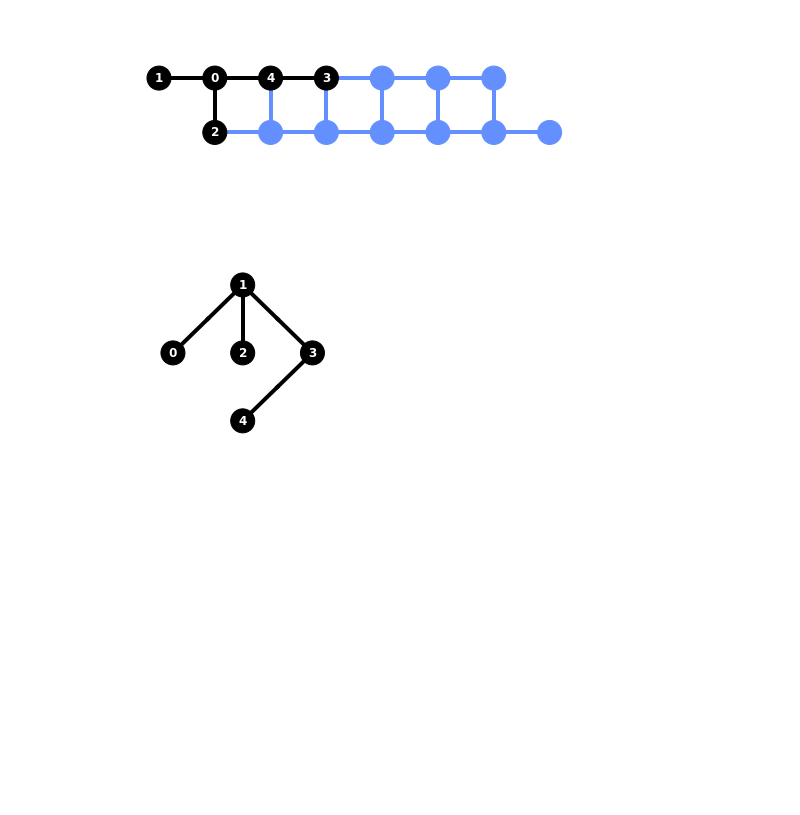
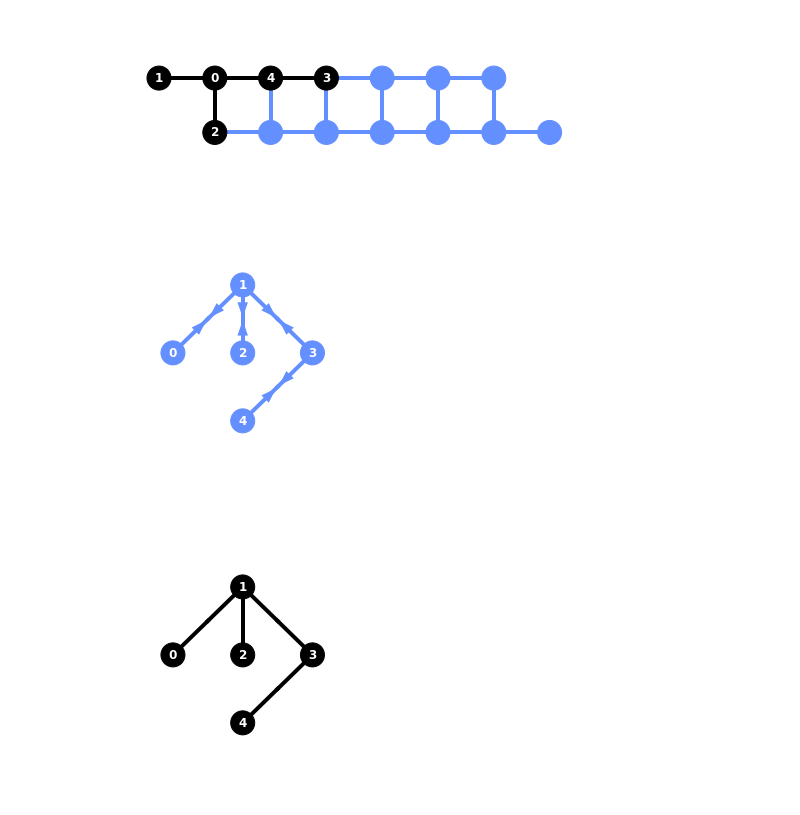
Before and after one commit to shashanka300/QC-practice, a Jupyter notebook: practice/transpiler_basicgates_decompose.ipynb, the cells around one changed output. Cells and saved outputs as stored; diff of their text form; code cells hidden in the pictures; blank space fills up the shorter version.

```diff
--- a/practice/transpiler_basicgates_decompose.ipynb
+++ b/practice/transpiler_basicgates_decompose.ipynb
@@ -91,6 +91,11 @@ new_circ=transpile(ghz,backend=backend,optimization_level=3)
 plot_circuit_layout(new_circ,backend)
 # %% [output]
 [figure]
+# %%
+backend = provider.get_backend('ibmq_essex')
+plot_gate_map(backend, plot_directed=True)
+# %% [output]
+[figure, added]
 # %%
 backend = provider.get_backend('ibmq_essex')
 new_circ=transpile(ghz,backend=backend,optimization_level=0)
```
Also changed, not shown: parts of 6 cells of this notebook.
